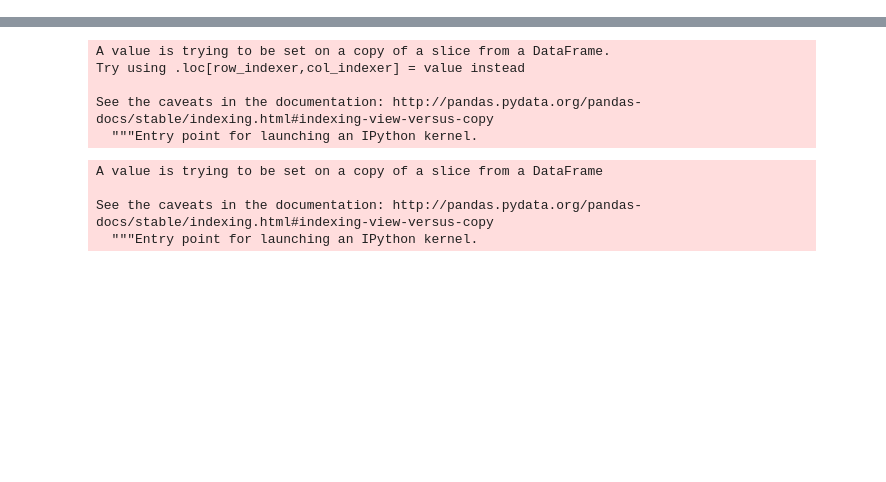
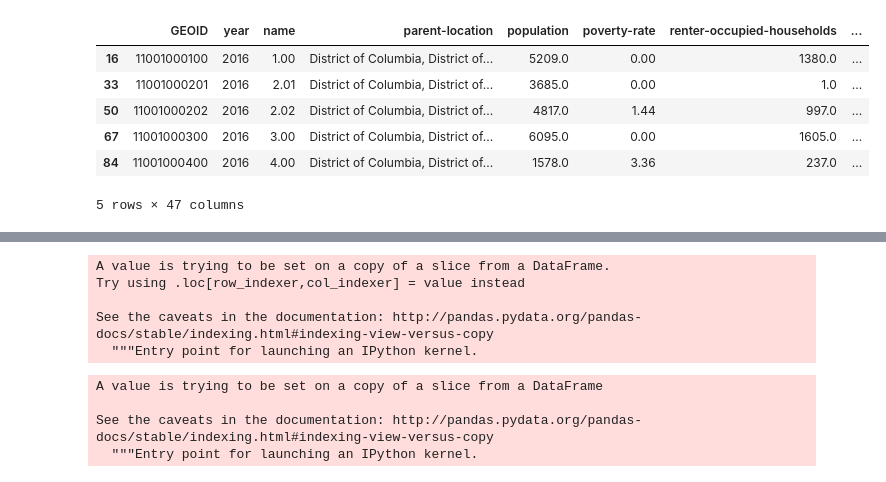
Before and after one commit to acl2171/eviction-tests, a Jupyter notebook: notebooks/EDA3.ipynb, the cells around one changed output, grey strips where cells are left out. Saved outputs shown, nothing was run; the diff lists cells and outputs as text; code cells hidden in the pictures; blank space fills up the shorter version.

```diff
--- a/notebooks/EDA3.ipynb
+++ b/notebooks/EDA3.ipynb
@@ -3,3 +3,13 @@ import pandas as pd
 import numpy as np
 # %%
 evict = pd.read_csv('../data/evictMerge.csv')
+evict = evict.loc[evict.year == 2016]
+evict.head()
+# %% [output]
+|  | GEOID | year | name | parent-location | population | poverty-rate | renter-occupied-households | ... |
+| 16 | 11001000100 | 2016 | 1.00 | District of Columbia, District of... | 5209.0 | 0.00 | 1380.0 | ... |
+| 33 | 11001000201 | 2016 | 2.01 | District of Columbia, District of... | 3685.0 | 0.00 | 1.0 | ... |
+| 50 | 11001000202 | 2016 | 2.02 | District of Columbia, District of... | 4817.0 | 1.44 | 997.0 | ... |
+| 67 | 11001000300 | 2016 | 3.00 | District of Columbia, District of... | 6095.0 | 0.00 | 1605.0 | ... |
+| 84 | 11001000400 | 2016 | 4.00 | District of Columbia, District of... | 1578.0 | 3.36 | 237.0 | ... |
+5 rows × 47 columns
```
Also changed, not shown: parts of 8 cells of this notebook, 10 other files.
